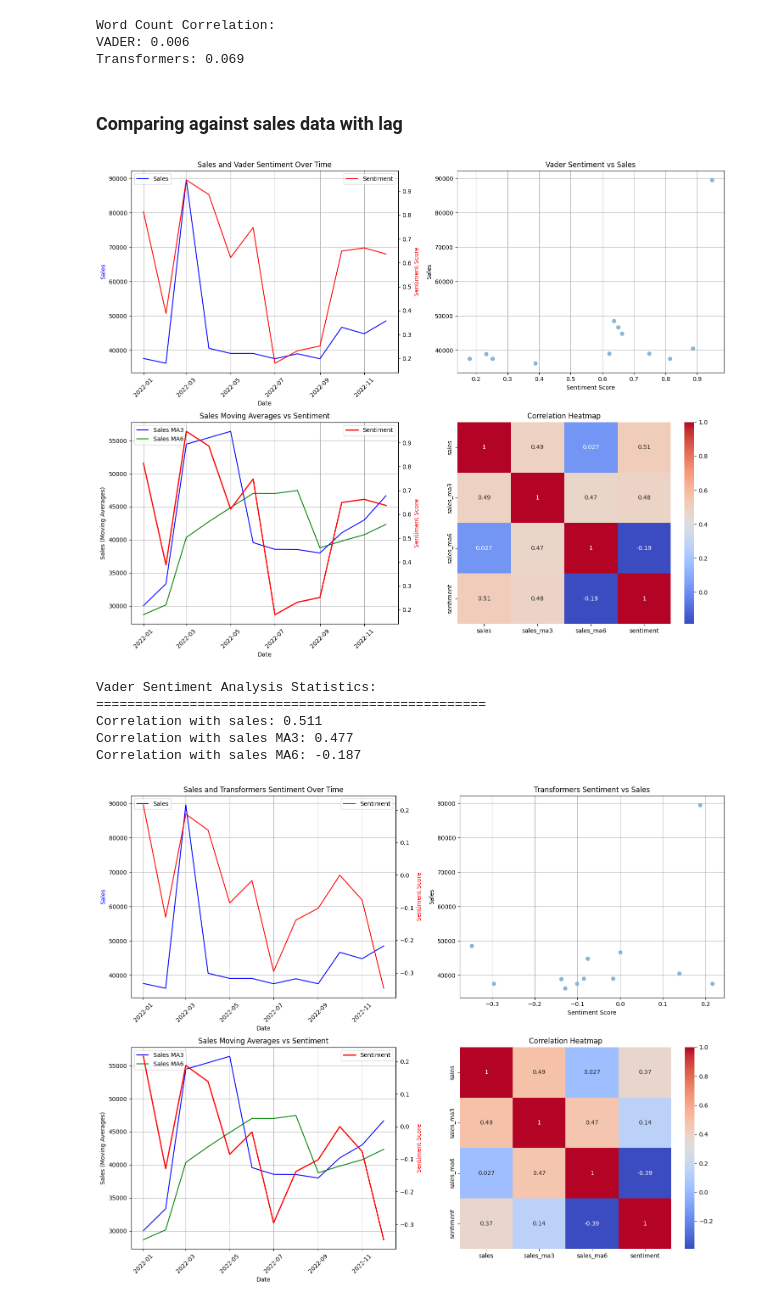
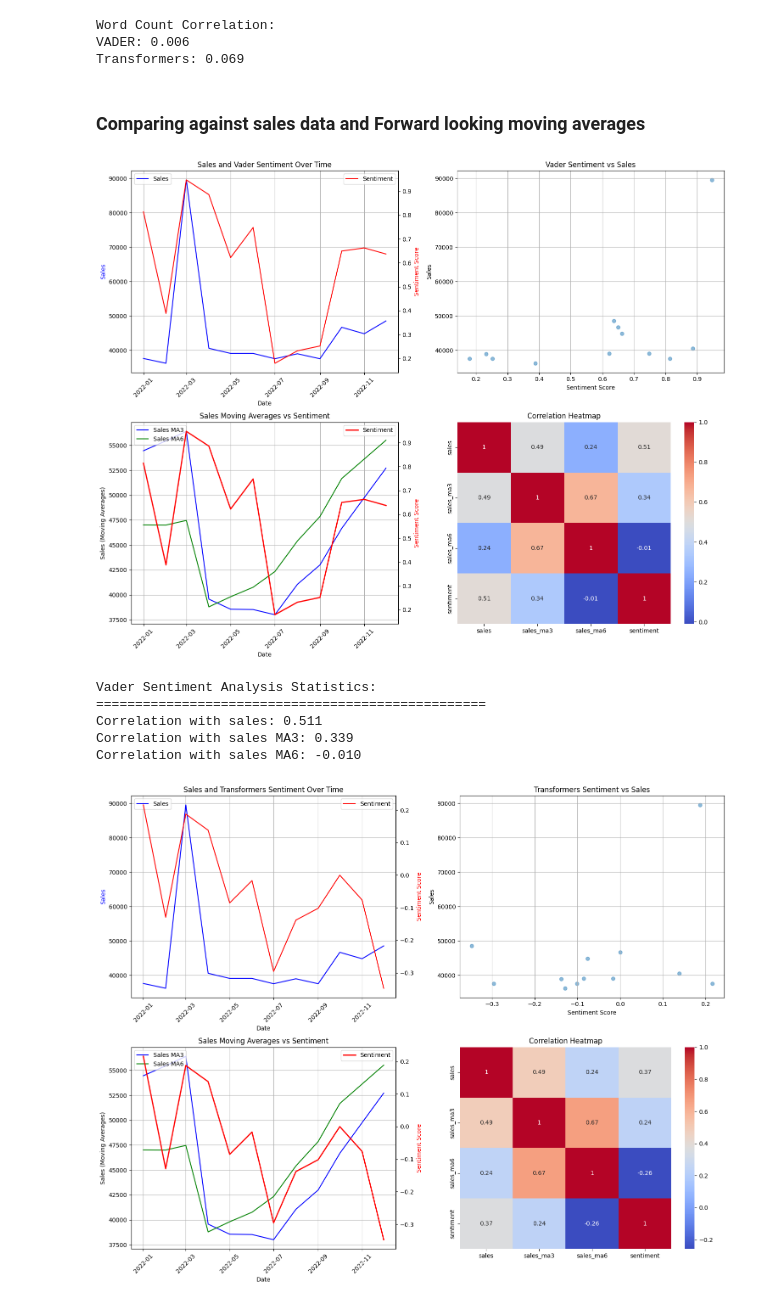
Before and after one commit to angusf777/TESLA_NLP, a Jupyter notebook: News_Analysis.ipynb, the cells around one changed output. Saved outputs shown, nothing was run; the diff lists cells and outputs as text; code cells hidden in the pictures.

```diff
--- a/News_Analysis.ipynb
+++ b/News_Analysis.ipynb
@@ -1283,7 +1080,7 @@ Word Count Correlation:
 VADER: 0.006
 Transformers: 0.069
 # %% [markdown]
-### Comparing against sales data with lag
+### Comparing against sales data and Forward looking moving averages
 # %%
 import glob
 import os
@@ -1315,9 +1112,9 @@ def compare_sentiment_sales(sentiment_df, sales_df, method='vader'):
     sales_df['date'] = pd.to_datetime(sales_df['date'])
     sales_df = sales_df.sort_values('date')
 
-    # Compute moving averages on the full sales data
-    sales_df['sales_ma3'] = sales_df['sales'].rolling(window=3).mean()
-    sales_df['sales_ma6'] = sales_df['sales'].rolling(window=6).mean()
+    # Compute forward-looking moving averages on the full sales data
+    sales_df['sales_ma3'] = sales_df['sales'].rolling(window=3, min_periods=1).mean().shift(-2)
+    sales_df['sales_ma6'] = sales_df['sales'].rolling(window=6, min_periods=1).mean().shift(-5)
 
     # Monthly aggregation of sentiment
     sentiment_monthly = sentiment_df.groupby(sentiment_df['date'].dt.to_period('M')).agg({
@@ -1365,40 +1162,40 @@ def compare_sentiment_sales(sentiment_df, sales_df, method='vader'):
     ax4.plot(merged['date'], merged['sentiment'], 'r-', label='Sentiment', linewidth=2)
     ax3.set_title('Sales Moving Averages vs Sentiment')
     ax3.set_xlabel('Date')
     ax3.set_ylabel('Sales (Moving Averages)')
     ax4.set_ylabel('Sentiment Score', color='r')
     ax3.legend(loc='upper left')
     ax4.legend(loc='upper right')
     ax3.grid(True)
     ax3.tick_params(axis='x', rotation=45)
 
     # 4. Correlation Heatmap
     correlation_matrix = merged[['sales', 'sales_ma3', 'sales_ma6', 'sentiment']].corr()
     sns.heatmap(correlation_matrix, annot=True, cmap='coolwarm', ax=axes[1, 1])
     axes[1, 1].set_title('Correlation Heatmap')
 
     plt.tight_layout()
     plt.show()
 
     print(f"\n{method.title()} Sentiment Analysis Statistics:")
     print("=" * 50)
     print(f"Correlation with sales: {merged['sentiment'].corr(merged['sales']):.3f}")
     print(f"Correlation with sales MA3: {merged['sentiment'].corr(merged['sales_ma3']):.3f}")
     print(f"Correlation with sales MA6: {merged['sentiment'].corr(merged['sales_ma6']):.3f}")
 
     return merged
 
 # Usage:
 vader_analysis = compare_sentiment_sales(news_df_sentiment, sales_df, method='vader')
 transformers_analysis = compare_sentiment_sales(news_df_transformers, sales_df, method='transformers')
 # %% [output]
-[figure, old version]
+[figure, new version]
 Vader Sentiment Analysis Statistics:
 ==================================================
 Correlation with sales: 0.511
-Correlation with sales MA3: 0.477
-Correlation with sales MA6: -0.187
+Correlation with sales MA3: 0.339
+Correlation with sales MA6: -0.010
-[figure, old version]
+[figure, new version]
 Transformers Sentiment Analysis Statistics:
 ==================================================
 Correlation with sales: 0.366
```
Also changed, not shown: parts of 10 cells of this notebook, 3 other files.
